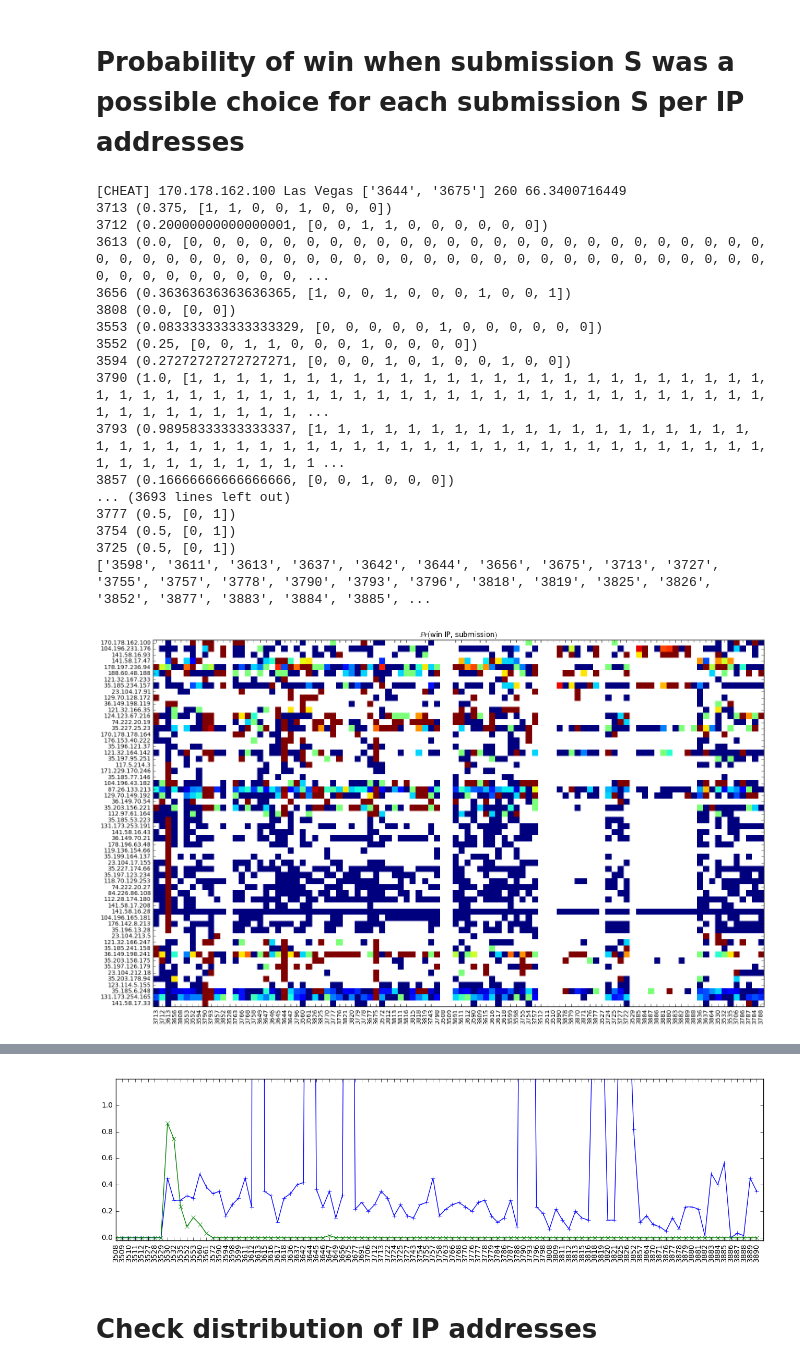
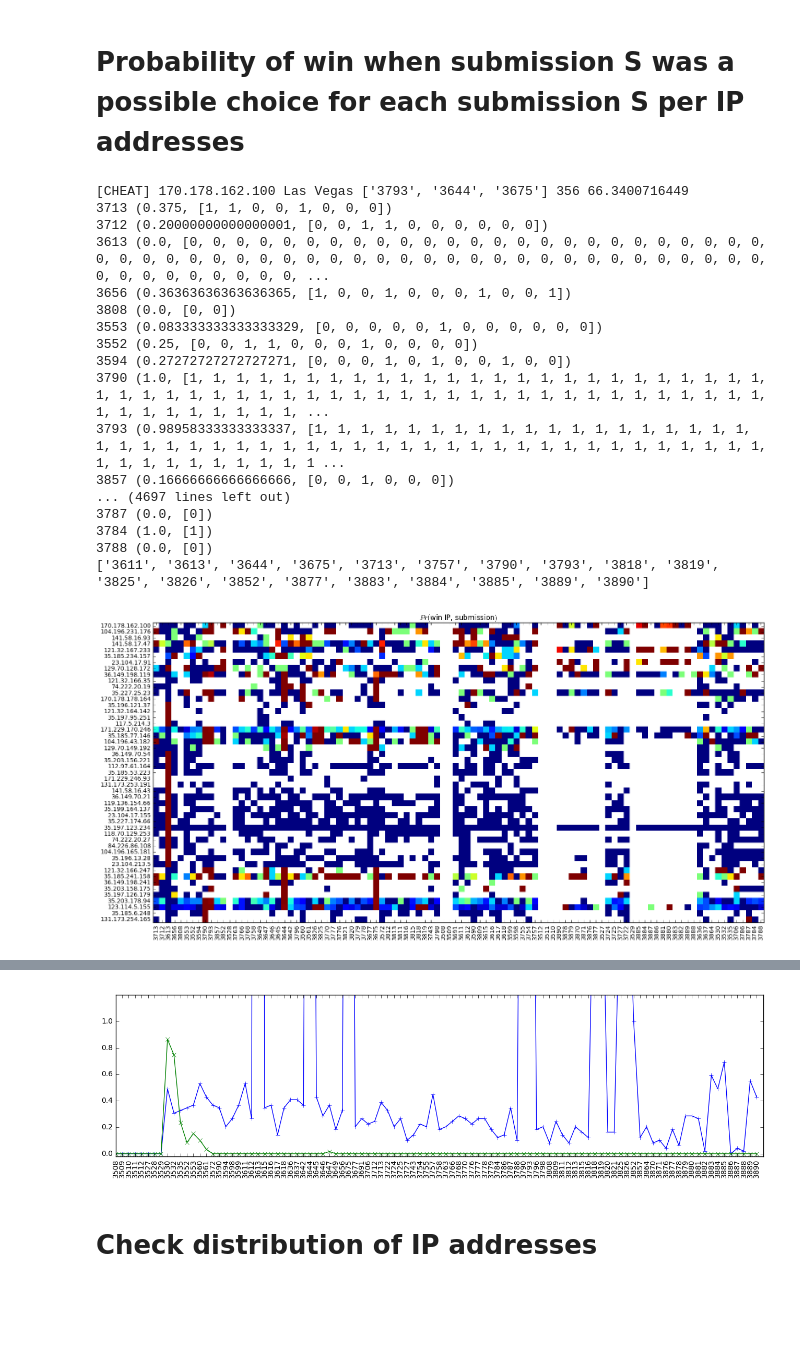
Before and after one commit to FlorianColombo/ai-generated-music-challenge_FraudDetection, a Jupyter notebook: VotesAnalysis.ipynb, the cells around one changed output, grey strips where cells are left out. Drawn from its saved outputs; the diff is of its cells as text; code cells hidden in the pictures; blank space fills up the shorter version.

```diff
--- a/VotesAnalysis.ipynb
+++ b/VotesAnalysis.ipynb
@@ -174,7 +174,7 @@ print cheatnumber, float(cheatnumber)/len(log), cheaters
 # %% [markdown]
 # Probability of win when submission S was a possible choice for each submission S per IP addresses
 # %%
-thres = 0.99
+thres = 0.95
 
 invalidVotes = []
 mat3 = []
@@ -210,22 +210,25 @@ for key, val in logperaddr.items():
     canbecontrol = True
     cheater_ids = []
     tmp = [len(v) for _,v in hist.items() if len(v) > 0]
-    criticsubmissionnumber = np.mean(tmp) + 2*np.std(tmp)
+    std = np.std(tmp)
+    mean = np.mean(tmp)
+    if std < 1.:
+        std = 1.
+    criticsubmissionnumber = mean + 2*std
     for k,v in hist.items():
         hist[k] = (np.mean(hist[k]), hist[k])
         if hist[k][0] > thres and k not in controls:
             suspect = True
-            if len(hist[k][1]) > criticsubmissionnumber:
+            if len(hist[k][1]) >= criticsubmissionnumber:
                 cheat = True
                 cheater_ids.append(k)
             else:
                 canbecontrol = False
     vec2 = [v[0]*len(v[1]) for _, v in hist.items()]
     vec = [v[0] for _, v in hist.items()]
-
     if not cheat and suspect:
         print
-        print '[SUSPECT]', key, GEOIP.record_by_addr(key)['city'], cheater_ids, np.sum([len(hist[id][1]) for id in cheater_ids])
+        print '[SUSPECT]', key, GEOIP.record_by_addr(key)['city'], cheater_ids, np.sum([len(hist[id][1]) for id in cheater_ids]), criticsubmissionnumber
         for k,v in hist.items():
             if len(v[1]) > 0:
                 print k, v
@@ -239,7 +242,7 @@ for key, val in logperaddr.items():
         print
         print '[CHEAT]', key, GEOIP.record_by_addr(key)['city'], cheater_ids, np.sum([len(hist[id][1]) for id in cheater_ids]), criticsubmissionnumber
         for k,v in hist.items():
-            if len(v[1]) > 1:
+            if len(v[1]) > 0:
                 print k, v
         cheatersIPs3.append(key)
         cheaters3.extend(cheater_ids)
@@ -306,37 +309,37 @@ plt.imshow(np.asarray(matcontrol32)[idxes], interpolation='nearest', vmax=vmax)
 xlabels = []
 for k,v in hist.items():
     xlabels.append(k)
 plt.yticks(range(len(cheatersIPs3)), np.asarray(IPcontrol3)[idxes], rotation='horizontal')
 plt.xticks(range(len(xlabels)), xlabels, rotation='vertical')
 plt.tight_layout()
 #plt.colorbar()
 
 thres = 0.6
 plt.figure(figsize=(16,4))
 shuffle = np.argsort(xlabels)
 x = np.nansum(np.asarray(mat32),axis=0)/len(mat32)
 c = np.nansum(np.asarray(matcontrol32),axis=0)/len(matcontrol32)
 plt.plot(x[shuffle], '-+')
 plt.plot(c[shuffle], '-x')
 plt.ylim([-0.02, 2*thres])
 plt.xticks(range(len(xlabels)), [xlabels[i] for i in shuffle], rotation='vertical')
 suspects = np.asarray(xlabels)[np.where(x > thres)]
 # %% [output]
-[CHEAT] 170.178.162.100 Las Vegas ['3644', '3675'] 260 66.3400716449
+[CHEAT] 170.178.162.100 Las Vegas ['3793', '3644', '3675'] 356 66.3400716449
 3713 (0.375, [1, 1, 0, 0, 1, 0, 0, 0])
 3712 (0.20000000000000001, [0, 0, 1, 1, 0, 0, 0, 0, 0, 0])
 3613 (0.0, [0, 0, 0, 0, 0, 0, 0, 0, 0, 0, 0, 0, 0, 0, 0, 0, 0, 0, 0, 0, 0, 0, 0, 0, 0, 0, 0, 0, 0, 0, 0, 0, 0, 0, 0, 0, 0, 0, 0, 0, 0, 0, 0, 0, 0, 0, 0, 0, 0, 0, 0, 0, 0, 0, 0, 0, 0, 0, 0, 0, 0, 0, 0, ...
 3656 (0.36363636363636365, [1, 0, 0, 1, 0, 0, 0, 1, 0, 0, 1])
 3808 (0.0, [0, 0])
 3553 (0.083333333333333329, [0, 0, 0, 0, 0, 1, 0, 0, 0, 0, 0, 0])
 3552 (0.25, [0, 0, 1, 1, 0, 0, 0, 1, 0, 0, 0, 0])
 3594 (0.27272727272727271, [0, 0, 0, 1, 0, 1, 0, 0, 1, 0, 0])
 3790 (1.0, [1, 1, 1, 1, 1, 1, 1, 1, 1, 1, 1, 1, 1, 1, 1, 1, 1, 1, 1, 1, 1, 1, 1, 1, 1, 1, 1, 1, 1, 1, 1, 1, 1, 1, 1, 1, 1, 1, 1, 1, 1, 1, 1, 1, 1, 1, 1, 1, 1, 1, 1, 1, 1, 1, 1, 1, 1, 1, 1, 1, 1, 1, 1, ...
 3793 (0.98958333333333337, [1, 1, 1, 1, 1, 1, 1, 1, 1, 1, 1, 1, 1, 1, 1, 1, 1, 1, 1, 1, 1, 1, 1, 1, 1, 1, 1, 1, 1, 1, 1, 1, 1, 1, 1, 1, 1, 1, 1, 1, 1, 1, 1, 1, 1, 1, 1, 1, 1, 1, 1, 1, 1, 1, 1, 1, 1, 1 ...
 3857 (0.16666666666666666, [0, 0, 1, 0, 0, 0])
-... (3693 lines left out)
-3777 (0.5, [0, 1])
-3754 (0.5, [0, 1])
-3725 (0.5, [0, 1])
-['3598', '3611', '3613', '3637', '3642', '3644', '3656', '3675', '3713', '3727', '3755', '3757', '3778', '3790', '3793', '3796', '3818', '3819', '3825', '3826', '3852', '3877', '3883', '3884', '3885', ...
+... (4697 lines left out)
+3787 (0.0, [0])
+3784 (1.0, [1])
+3788 (0.0, [0])
+['3611', '3613', '3644', '3675', '3713', '3757', '3790', '3793', '3818', '3819', '3825', '3826', '3852', '3877', '3883', '3884', '3885', '3889', '3890']
-[figure, old version]
+[figure, new version]
@@ -346,3 +349,3 @@ suspects = np.asarray(xlabels)[np.where(x > thres)]
-[figure, old version]
+[figure, new version]
 # %% [markdown]
 # Check distribution of IP addresses
```
Also changed, not shown: parts of 8 cells of this notebook, 7 other files.
